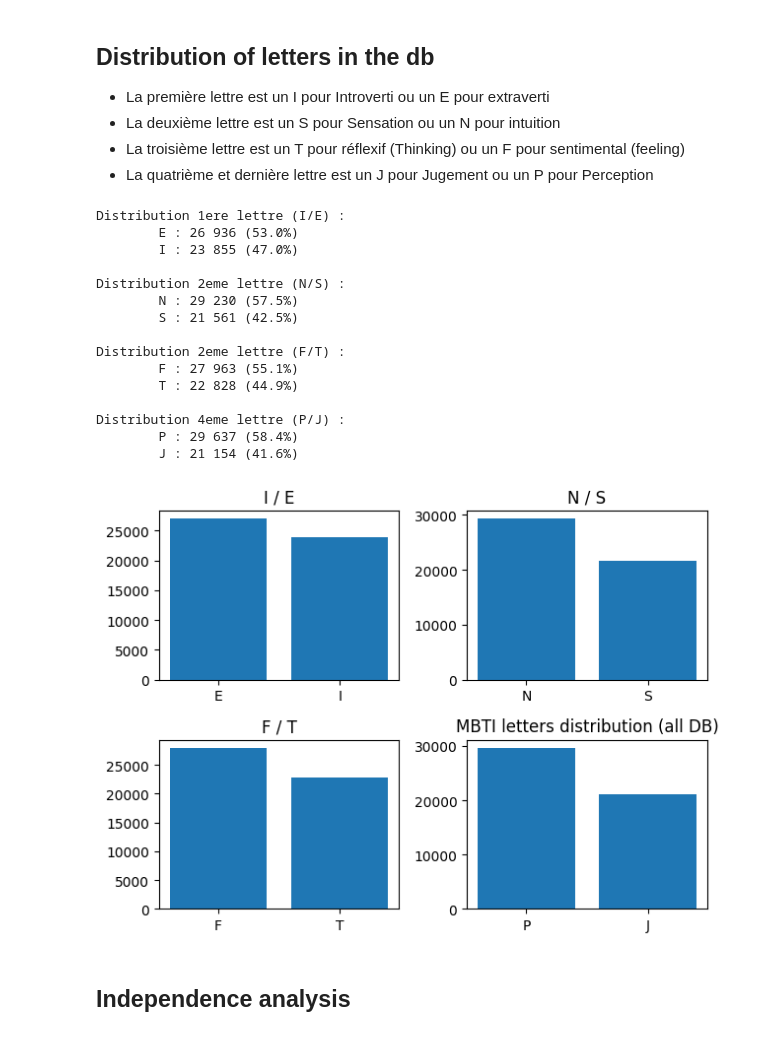
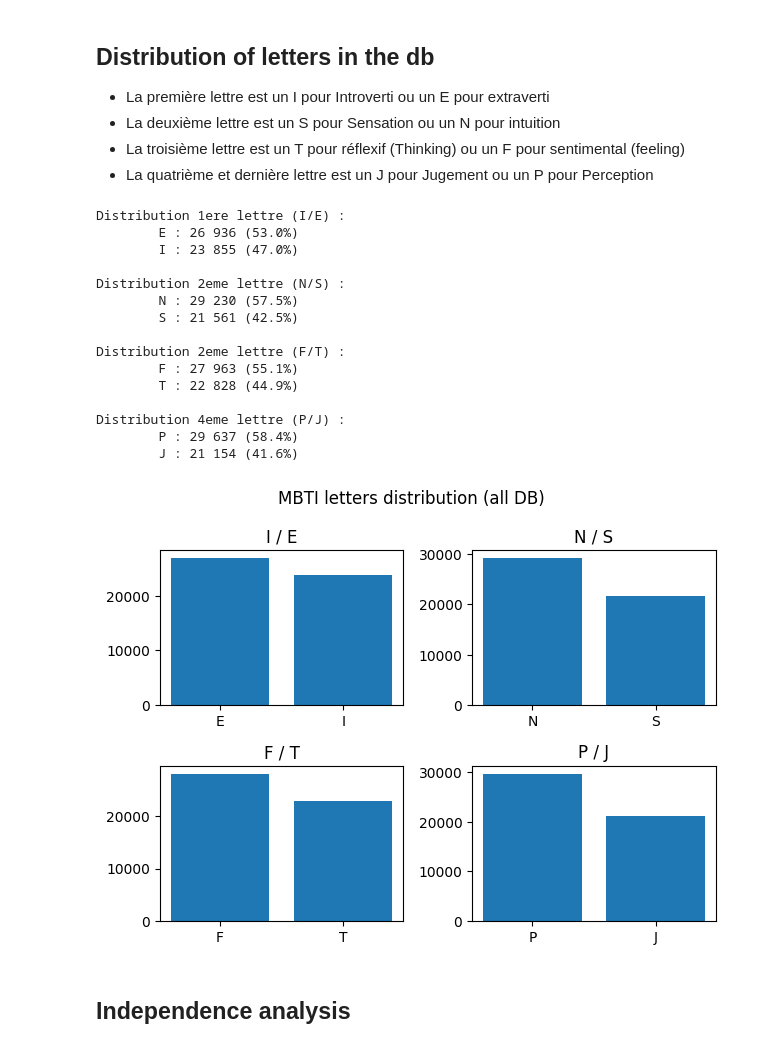
Before and after one commit to DavidGabrielPapa/TheseDeMaster, a Jupyter notebook: mbti.ipynb, the cells around one changed output. Cells and saved outputs as stored; diff of their text form; code cells hidden in the pictures.

```diff
--- a/mbti.ipynb
+++ b/mbti.ipynb
@@ -306,6 +307,7 @@ for name, count in mbti['letter_4'].value_counts().items() :
     print(f"\t{name} : {count:,} ({count/len(mbti) *100:.1f}%)".replace(",", " "))
 
 fig, axes = plt.subplots(2, 2)
+fig.suptitle("MBTI letters distribution (all DB)")
 
 # 1ère lettre (I/E)
 counts1 = mbti['letter_1'].value_counts()
@@ -318,35 +320,35 @@ axes[0, 1].bar(counts2.index, counts2.values)
 axes[0, 1].set_title("N / S")
 
 # 3ème lettre (F/T)
 counts3 = mbti['letter_3'].value_counts()
 axes[1, 0].bar(counts3.index, counts3.values)
 axes[1, 0].set_title("F / T")
 
 # 4ème lettre (P/J)
 counts4 = mbti['letter_4'].value_counts()
 axes[1, 1].bar(counts4.index, counts4.values)
 axes[1, 1].set_title("P / J")
 
 plt.tight_layout()
-plt.title("MBTI letters distribution (all DB)")
+plt.savefig("Images/MBTI/distribution_by_letter_allDB.png", bbox_inches='tight', dpi=150)
 plt.show()
 # %% [output]
 Distribution 1ere lettre (I/E) :
         E : 26 936 (53.0%)
         I : 23 855 (47.0%)
 
 Distribution 2eme lettre (N/S) :
         N : 29 230 (57.5%)
         S : 21 561 (42.5%)
 
 Distribution 2eme lettre (F/T) :
         F : 27 963 (55.1%)
         T : 22 828 (44.9%)
 
 Distribution 4eme lettre (P/J) :
         P : 29 637 (58.4%)
         J : 21 154 (41.6%)
-[figure, old version]
+[figure, new version]
 # %% [markdown]
 ## Independence analysis
 # %%
```
Also changed, not shown: parts of 16 cells of this notebook, 11 other files.
